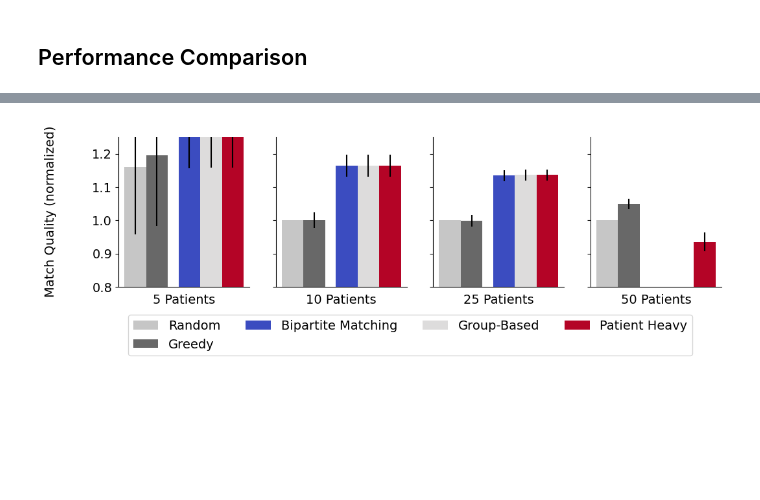
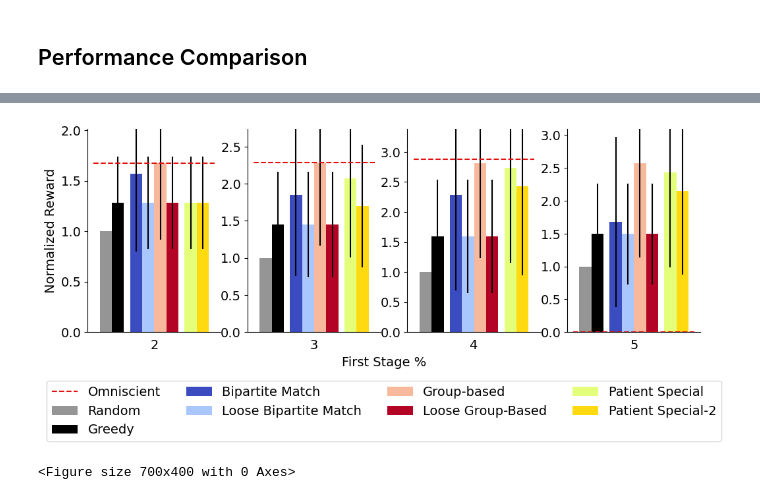
Before and after one commit to naveenr414/patient-provider, a Jupyter notebook: scripts/notebooks/Plotting.ipynb, the cells around one changed output, grey strips where cells are left out. Drawn from its saved outputs; the diff is of its cells as text; code cells hidden in the pictures; blank space fills up the shorter version.

Commit message:
Created ordering-based experiments

```diff
--- a/scripts/notebooks/Plotting.ipynb
+++ b/scripts/notebooks/Plotting.ipynb
@@ -33,20 +33,20 @@ plt.rcParams['axes.spines.top'] = False
 plt.rcParams['savefig.bbox'] = 'tight'
 # %%
 colors_by_method = {}
-baseline_methods = ['random','greedy','whittle_activity']
-offline_methods = ['offline_solution','offline_solution_swaps','more_patients_than_providers']
-online_methods = []
+baseline_methods = ['random','greedy']
+offline_methods = ['offline_solution','offline_solution_loose_constraints','offline_solution_swaps','offline_solution_swaps_no_match']
+patient_provider_methods = ['more_patients_than_providers','more_patients_than_providers_2']
 
 greys = plt.cm.Greys(np.linspace(0, 1, len(baseline_methods)+1))
 vidris = plt.cm.coolwarm(np.linspace(0, 1, len(offline_methods)))
-wistia = plt.cm.Wistia(np.linspace(0, 1, len(online_methods)))
+wistia = plt.cm.Wistia(np.linspace(0, 1, len(offline_methods)))
 
 
 for i,m in enumerate(baseline_methods):
     colors_by_method[m] = greys[i+1]
 for i,m in enumerate(offline_methods):
     colors_by_method[m] = vidris[i]
-for i,m in enumerate(online_methods):
+for i,m in enumerate(patient_provider_methods):
     colors_by_method[m] = wistia[i]
 colors_by_method['optimal'] = np.array([0.9,0.05,0.05,1.0])
 # %%
@@ -219,58 +217,59 @@ plt.savefig("../../results/figures/equal_patients_providers.pdf",dpi=300, bbox_i
 # %%
-fig, axs = plt.subplots(1,4, figsize=(12, 3))
-method_names = ['random','greedy','offline_solution','offline_solution_swaps','more_patients_than_providers']
-nice_names = ["Random","Greedy","Bipartite Matching","Group-Based","Patient Heavy"]
+fig, axs = plt.subplots(1,4, figsize=(12, 4))
+method_names = ['random','greedy','offline_solution','offline_solution_loose_constraints','offline_solution_swaps','offline_solution_swaps_no_match','more_patients_than_providers','more_patients_than_providers_2','optimal']
+nice_names = ["Random","Greedy","Bipartite Match","Loose Bipartite Match","Group-based", "Loose Group-Based","Patient Special","Patient Special-2","Optimal"]
 width = 0.1
-n_patients = [5,10,25,50]
+plt.figure(figsize=(7,4))
 
-baseline_params = {'provider_capacity': 1, 'choice_model': 'uniform_choice','exit_option': 0.5,'num_trials': 10, 'top_choice_prob': 0.5, 'utility_function': 'uniform', 'num_providers': 25}
+baseline_params = {'utility_function': 'uniform', 'num_providers': 1}
+dataset = "small"
+num_patients = [2,3,4,5]
 
 x_locations = []
 shift = 0
 for i in range(len(method_names)):
-    if method_names[i] == 'offline_solution':
+    if method_names[i] == 'offline_solution' or method_names[i] == 'more_patients_than_providers':
         shift += 0.5
     x_locations.append((i+shift)*width)
 
-for i,n in enumerate(n_patients):
+for i in range(len(num_patients)):
+    baseline_params['num_patients'] = num_patients[i]
     max_val = 0
-    min_val = 1
-    baseline_params['num_patients'] = n
+    results = get_results_matching_parameters(dataset,"",baseline_params)
+
+    num_data = 0
+    if len(results)>0:
+        num_data = len(results)*len(results[0]['random_utilities'])
+    results = aggregate_normalize_data(results,baseline='random')
+
     for k,m in enumerate(method_names):
         score_by_n = []
         std_by_n = []
 
-        dataset = "policy_comparison"
+        if '{}_utilities'.format(m) not in results:
+            results['{}_utilities'.format(m)] = [0,0]
+        score_by_n.append(results['{}_utilities'.format(m)][0])
+        std_by_n.append(results['{}_utilities'.format(m)][1]/num_data**.5)
 
-        temp_params = deepcopy(baseline_params)
-        results = get_results_matching_parameters(dataset,"",temp_params)
-        num_data = 0
-        if len(results)>0:
-            num_data = len(results)
-        if num_data>0:
-            results = aggregate_normalize_data(results,baseline="random")
-            score_by_n.append(results['{}_utilities'.format(m)][0])
-            std_by_n.append(results['{}_utilities'.format(m)][1]/(num_data**.5))
-
+        if m == 'optimal':
+            axs[i].hlines(score_by_n[0],-0.1,x_locations[-1],colors='green',linestyles='dashed',label='Optimal',color=colors_by_method[m])
+        else:
             axs[i].bar(x_locations[k],score_by_n,width=width,label=nice_names[k],color=colors_by_method[m],yerr=std_by_n)
             max_val = max(max_val,results['{}_utilities'.format(m)][0])
 
-    axs[i].set_xticks([])
-    axs[i].set_yticks([0.8,0.9,1,1.1,1.2])
+        axs[i].set_xticks([])
+        axs[i].tick_params(axis='both', which='major', labelsize=14)
+        axs[i].set_ylim([0,max_val*1.2])
+        axs[i].set_xlabel(num_patients[i],fontsize=14)
 
-    if i == 0:
-        axs[i].tick_params(axis='both', which='major', labelsize=14)
-    else:
-        axs[i].set_xticklabels([])
-        axs[i].set_yticklabels([])
 
-    axs[i].set_ylim([0.8,1.25])
-    axs[i].set_xlabel("{} Patients".format(n),fontsize=14)
+axs[0].set_ylabel("Normalized Reward",fontsize=14)
 
-handles, labels = axs[1].get_legend_handles_labels()
-fig.legend(handles, labels, loc='upper center',ncol=4,bbox_to_anchor=(0.5,0),fontsize=14)
+handles, labels = axs[0].get_legend_handles_labels()
 
-fig.supylabel("Match Quality (normalized)",fontsize=14,x=0.03)
-fig.savefig("../../results/figures/n_patients.pdf",dpi=300, bbox_inches='tight')
+fig.legend(handles, labels, loc='upper center',ncol=4,bbox_to_anchor=(0.5,-0.05),fontsize=14)
+
+fig.savefig("../../results/figures/small_providers.pdf",dpi=300, bbox_inches='tight')
 # %% [output]
-[figure, old version]
+[figure, new version]
+<Figure size 700x400 with 0 Axes>
```
Also changed, not shown: parts of 16 cells of this notebook, 11 other files.
